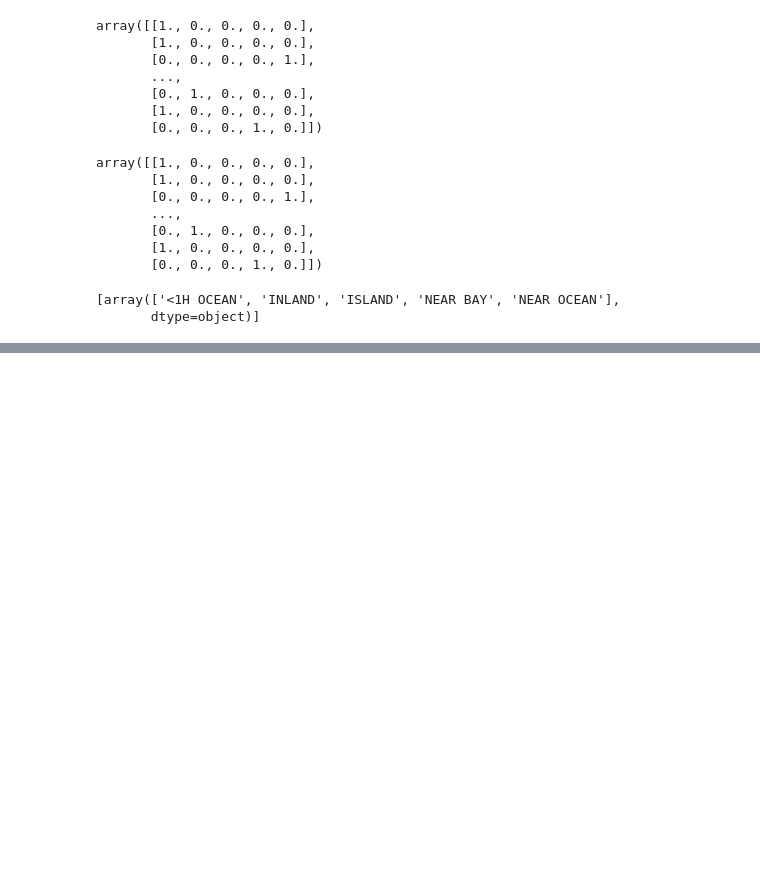
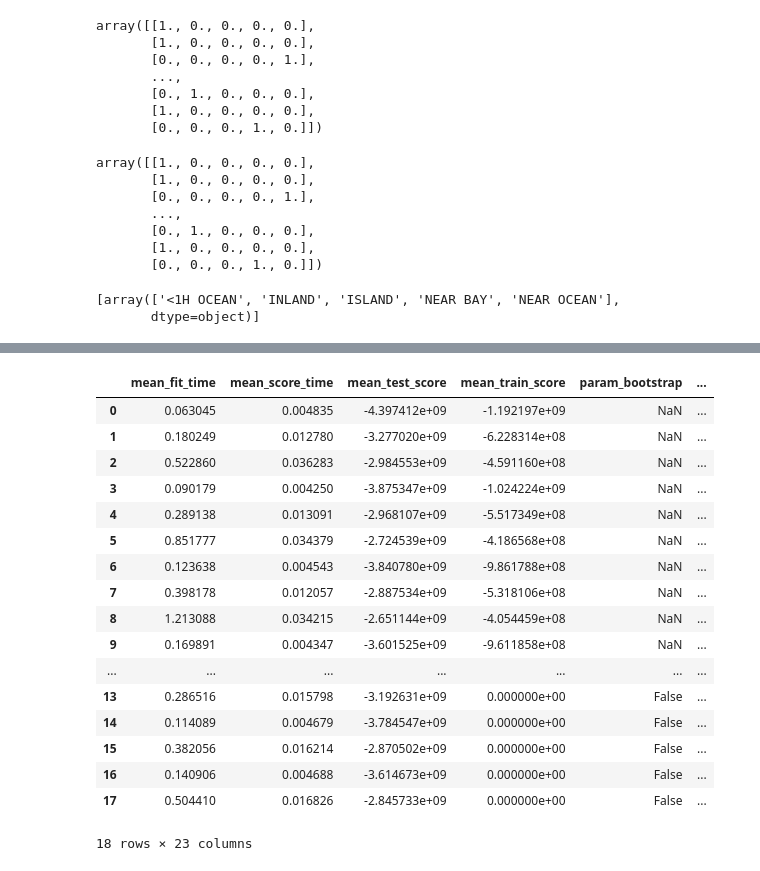
Before and after one commit to ndelzingaro88/analytics, a Jupyter notebook: Python_Visualizations/Machine_Learning_Home_Values.ipynb, the cells around one changed output, grey strips where cells are left out. Drawn from its saved outputs; the diff is of its cells as text; code cells hidden in the pictures; blank space fills up the shorter version.

```diff
--- a/Python_Visualizations/Machine_Learning_Home_Values.ipynb
+++ b/Python_Visualizations/Machine_Learning_Home_Values.ipynb
@@ -848,0 +1121,8 @@ housing_prepared.shape
+# %%
+#Try the randomforestregressor model
+#Random Forests works by training decision trees on random subsets of the variables, averaging their predicitions.
+#Building a model on top of another model is called ensemble learning
+from sklearn.ensemble import RandomForestRegressor
+
+forest_reg = RandomForestRegressor(random_state=42)
+forest_reg.fit(housing_prepared, housing_labels)
@@ -848,0 +1181,28 @@ housing_prepared.shape
+# %%
+#Fine tuning the model
+from sklearn.svm import SVR
+
+svm_reg = SVR(kernel="linear")
+svm_reg.fit(housing_prepared, housing_labels)
+housing_predictions = svm_reg.predict(housing_prepared)
+svm_mse = mean_squared_error(housing_labels, housing_predictions)
+svm_rmse = np.sqrt(svm_mse)
+svm_rmse
+# %%
+#runs a combination of variables to find the best input into the model
+from sklearn.model_selection import GridSearchCV
+
+param_grid = [
+    # try 12 (3×4) combinations of hyperparameters: 12 combinations of parameters
+    {'n_estimators': [3, 10, 30], 'max_features': [2, 4, 6, 8]},
+    # then try 6 (2×3) combinations with bootstrap set as False: 6 combinations of parameters
+    {'bootstrap': [False], 'n_estimators': [3, 10], 'max_features': [2, 3, 4]},
+    #The bootstrap is a simple Monte Carlo technique to approximate the sampling distribution.
+  ]
+#in all 12 + 6 = 18 combinations of RandomForestRegressor
+
+forest_reg = RandomForestRegressor(random_state=42)
+# train across 5 folds, that's a total of (12+6)*5=90 rounds of training
+grid_search = GridSearchCV(forest_reg, param_grid, cv=5,
+                           scoring='neg_mean_squared_error', return_train_score=True)
+grid_search.fit(housing_prepared, housing_labels)
@@ -848,0 +1260,22 @@ housing_prepared.shape
+# %%
+#results in PD dataframe
+pd.DataFrame(grid_search.cv_results_)
+# %% [output]
+|  | mean_fit_time | mean_score_time | mean_test_score | mean_train_score | param_bootstrap | ... |
+| 0 | 0.063045 | 0.004835 | -4.397412e+09 | -1.192197e+09 | NaN | ... |
+| 1 | 0.180249 | 0.012780 | -3.277020e+09 | -6.228314e+08 | NaN | ... |
+| 2 | 0.522860 | 0.036283 | -2.984553e+09 | -4.591160e+08 | NaN | ... |
+| 3 | 0.090179 | 0.004250 | -3.875347e+09 | -1.024224e+09 | NaN | ... |
+| 4 | 0.289138 | 0.013091 | -2.968107e+09 | -5.517349e+08 | NaN | ... |
+| 5 | 0.851777 | 0.034379 | -2.724539e+09 | -4.186568e+08 | NaN | ... |
+| 6 | 0.123638 | 0.004543 | -3.840780e+09 | -9.861788e+08 | NaN | ... |
+| 7 | 0.398178 | 0.012057 | -2.887534e+09 | -5.318106e+08 | NaN | ... |
+| 8 | 1.213088 | 0.034215 | -2.651144e+09 | -4.054459e+08 | NaN | ... |
+| 9 | 0.169891 | 0.004347 | -3.601525e+09 | -9.611858e+08 | NaN | ... |
+| ... | ... | ... | ... | ... | ... | ... |
+| 13 | 0.286516 | 0.015798 | -3.192631e+09 | 0.000000e+00 | False | ... |
+| 14 | 0.114089 | 0.004679 | -3.784547e+09 | 0.000000e+00 | False | ... |
+| 15 | 0.382056 | 0.016214 | -2.870502e+09 | 0.000000e+00 | False | ... |
+| 16 | 0.140906 | 0.004688 | -3.614673e+09 | 0.000000e+00 | False | ... |
+| 17 | 0.504410 | 0.016826 | -2.845733e+09 | 0.000000e+00 | False | ... |
+18 rows × 23 columns
```
Also changed, not shown: parts of 115 cells of this notebook.
